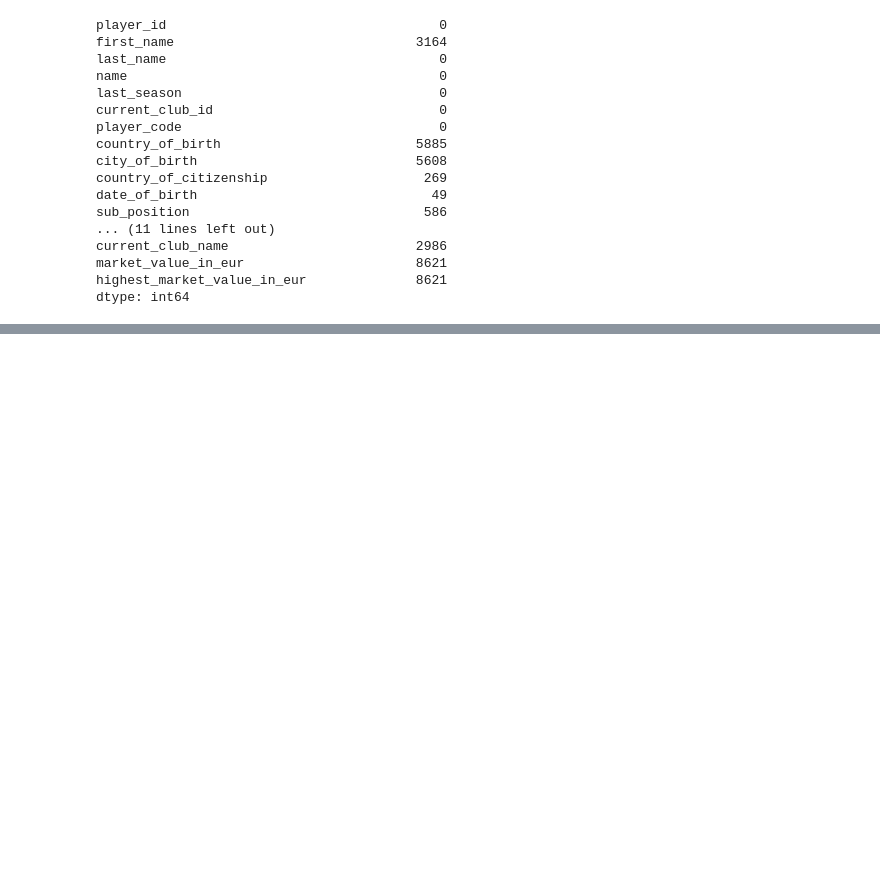
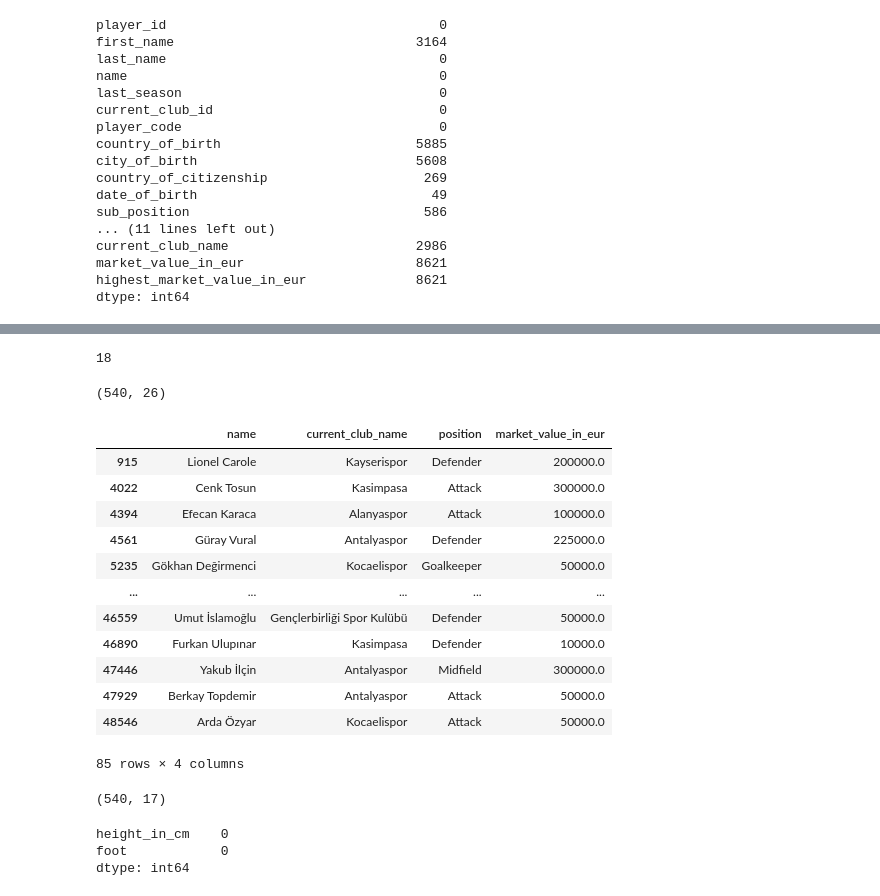
Before and after one commit to bulentalkan/mltraining, a Jupyter notebook: 6-FBProject.ipynb, the cells around one changed output, grey strips where cells are left out. Cells and saved outputs as stored; diff of their text form; code cells hidden in the pictures; blank space fills up the shorter version.

```diff
--- a/6-FBProject.ipynb
+++ b/6-FBProject.ipynb
@@ -94,0 +177,3 @@ dtype: int64
+# %%
+df = df[df["last_season"] == 2025]
+print(df.shape)
@@ -94,0 +182,3 @@ dtype: int64
+# %%
+df = df[df["current_club_domestic_competition_id"] == "TR1"]
+print(df.shape)
@@ -94,0 +231,30 @@ dtype: int64
+# %%
+superlig_clubs = clubs[
+    (clubs["domestic_competition_id"] == "TR1") &
+    (clubs["last_season"] == 2025)
+]["club_id"]
+# %%
+print(len(superlig_clubs))
+# %% [output]
+18
+# %%
+df = df[df["current_club_id"].isin(superlig_clubs)]
+print(df.shape)
+# %% [output]
+(540, 26)
+# %%
+df[df["contract_expiration_date"].isnull()][["name", "current_club_name", "position", "market_value_in_eur"]]
+# %% [output]
+|  | name | current_club_name | position | market_value_in_eur |
+| 915 | Lionel Carole | Kayserispor | Defender | 200000.0 |
+| 4022 | Cenk Tosun | Kasimpasa | Attack | 300000.0 |
+| 4394 | Efecan Karaca | Alanyaspor | Attack | 100000.0 |
+| 4561 | Güray Vural | Antalyaspor | Defender | 225000.0 |
+| 5235 | Gökhan Değirmenci | Kocaelispor | Goalkeeper | 50000.0 |
+| ... | ... | ... | ... | ... |
+| 46559 | Umut İslamoğlu | Gençlerbirliği Spor Kulübü | Defender | 50000.0 |
+| 46890 | Furkan Ulupınar | Kasimpasa | Defender | 10000.0 |
+| 47446 | Yakub İlçin | Antalyaspor | Midfield | 300000.0 |
+| 47929 | Berkay Topdemir | Antalyaspor | Attack | 50000.0 |
+| 48546 | Arda Özyar | Kocaelispor | Attack | 50000.0 |
+85 rows × 4 columns
@@ -94,0 +263,4 @@ dtype: int64
+# %%
+print(df.shape)
+# %% [output]
+(540, 17)
@@ -94,0 +271,6 @@ dtype: int64
+# %%
+df[["height_in_cm", "foot"]].isnull().sum()
+# %% [output]
+height_in_cm    0
+foot            0
+dtype: int64
```
Also changed, not shown: parts of 15 cells of this notebook.
